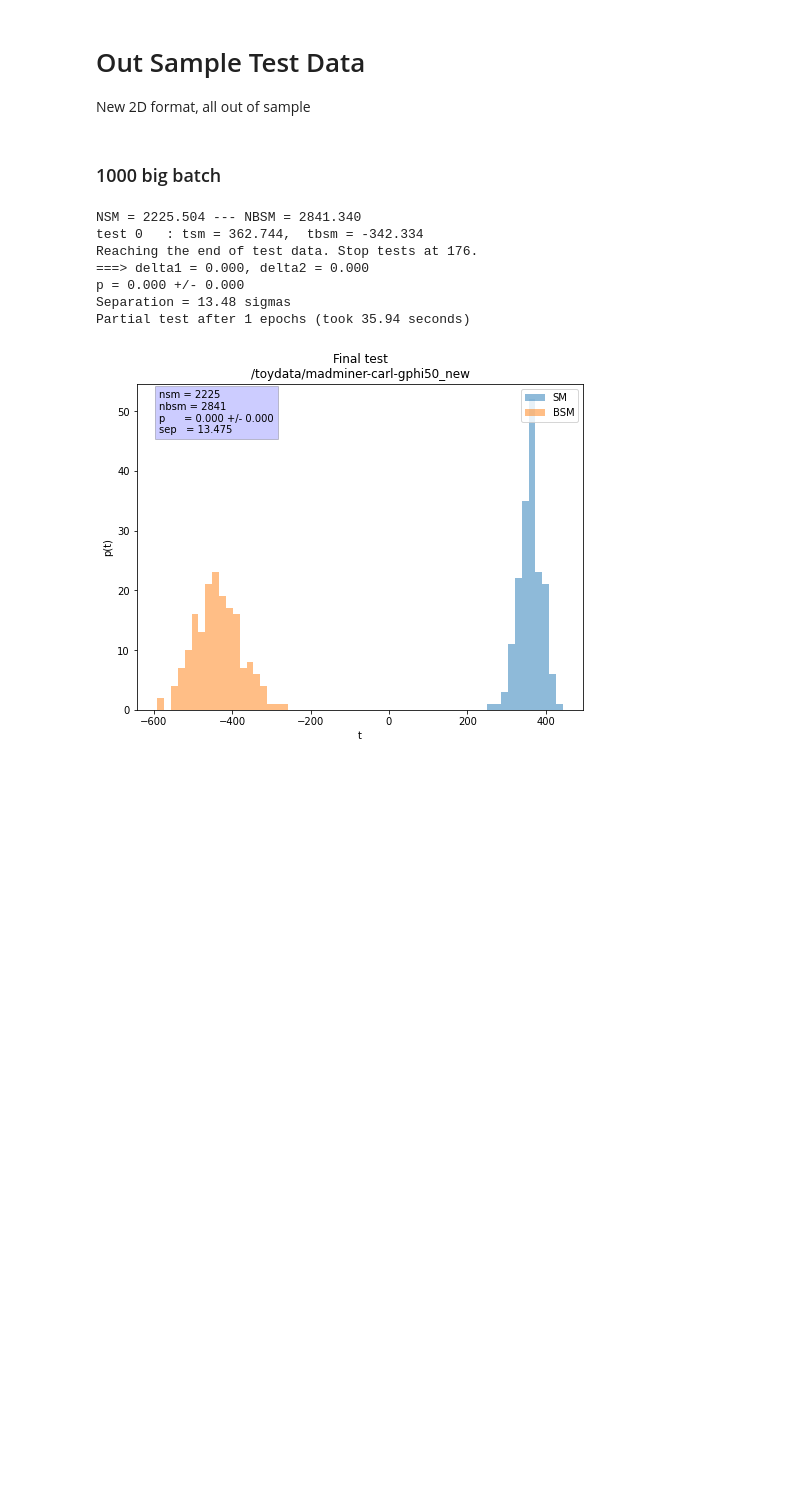
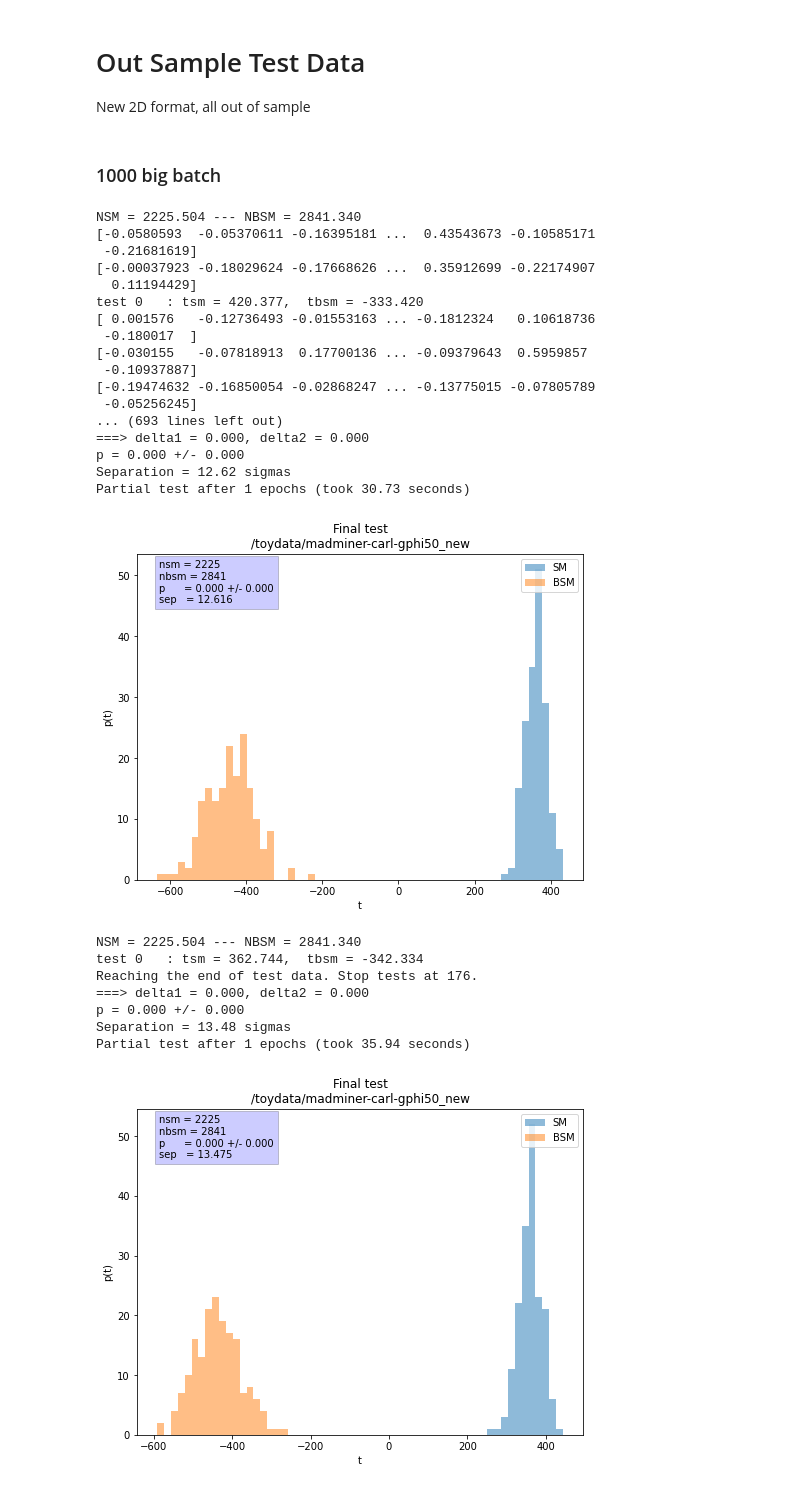
Before and after one commit to johannbrehmer/madminer, a Jupyter notebook: examples/tutorial_particle_physics/TestEstimator-Results.ipynb, the cells around one changed output. Cells and saved outputs as stored; diff of their text form; code cells hidden in the pictures; blank space fills up the shorter version.

```diff
--- a/examples/tutorial_particle_physics/TestEstimator-Results.ipynb
+++ b/examples/tutorial_particle_physics/TestEstimator-Results.ipynb
@@ -10,7 +10,7 @@ You should consider upgrading via the '/usr/bin/python3 -m pip install --upgrade
 # %%
 from OurTrainingTools import *
 
-def test_model(madminermodel, test_input_sm, test_input_bsm, epochs, e, n_meas, pm, verbose_t=True, verbose_period_t=1e5, title=''):
+def test_model(madminermodel, test_input_sm, test_input_bsm, bsmparval, epochs, e, n_meas, pm, verbose_t=True, verbose_period_t=1e5, title=''):
 
         def compute_t(madminermodel, nev, counter, test_input):
             n_gen = 0
@@ -24,8 +24,13 @@ def test_model(madminermodel, test_input_sm, test_input_bsm, epochs, e, n_meas,
             #print('counter = %d, counter+n_gen = %d'%(counter, counter+n_gen))
             #ratio = (madminermodel.evaluate_log_likelihood_ratio(points.cpu().numpy(),
             #                                np.array([0.]))[0][0])
-            log_ratio = (madminermodel.evaluate_log_likelihood_ratio(points.numpy(),
-                                            np.array([0.]))[0][0])
+            if not bsmparval:
+                log_ratio = (madminermodel.evaluate_log_likelihood_ratio(points.numpy(),
+                                                np.array([0.]))[0][0])
+            else:
+                log_ratio = (madminermodel.evaluate_log_likelihood_ratio(points.numpy(),
+                                             np.array([0.]), np.array([bsmparval,]))[0][0])
+            print(log_ratio)
             log_ratio = torch.tensor(log_ratio)
             #ratio = 1./ratio
             log_ratio = log_ratio
@@ -146,6 +149,46 @@ estimator = MorphingAwareRatioEstimator(
 )
 
 estimator.load(os.getcwd()+'/models/carl1000-bigbatch')
+# %%
+gphival = 50
+f = h5py.File(os.getcwd()+'/toydata/gphi_toydata_test_%d_out.h5'%(gphival), 'r')
+Data = np.array(f['Data'])
+Labels = np.array(f['Labels'])
+NSM = np.array(f['NSM'])
+NBSMList = np.array(f['NBSMList'])
+NBSM = NBSMList[0]
+
+n_epochs = int(1e4)
+results_path = os.getcwd()
+
+Idx_test = torch.randperm(len(Data))
+Data_test = torch.Tensor(Data[Idx_test])
+Label_test = torch.Tensor(Labels[Idx_test])
+
+
+test_model(estimator, Data_test[Label_test==0, :], Data_test[Label_test==1, :], gphival, 1, 1, 4000, 'plus',
+          verbose_t=True, verbose_period_t=1e5, title='gphi%d_new'%(gphival))
+
+f.close()
+# %% [output]
+NSM = 2225.504 --- NBSM = 2841.340
+[-0.0580593  -0.05370611 -0.16395181 ...  0.43543673 -0.10585171
+ -0.21681619]
+[-0.00037923 -0.18029624 -0.17668626 ...  0.35912699 -0.22174907
+  0.11194429]
+test 0   : tsm = 420.377,  tbsm = -333.420
+[ 0.001576   -0.12736493 -0.01553163 ... -0.1812324   0.10618736
+ -0.180017  ]
+[-0.030155   -0.07818913  0.17700136 ... -0.09379643  0.5959857
+ -0.10937887]
+[-0.19474632 -0.16850054 -0.02868247 ... -0.13775015 -0.07805789
+ -0.05256245]
+... (693 lines left out)
+===> delta1 = 0.000, delta2 = 0.000
+p = 0.000 +/- 0.000
+Separation = 12.62 sigmas
+Partial test after 1 epochs (took 30.73 seconds)
+[figure, added]
 # %%
 gphival = 50
 f = h5py.File(os.getcwd()+'/toydata/gphi_toydata_test_%d_out.h5'%(gphival), 'r')
```
Also changed, not shown: parts of 1 cell of this notebook, 11 other files.
